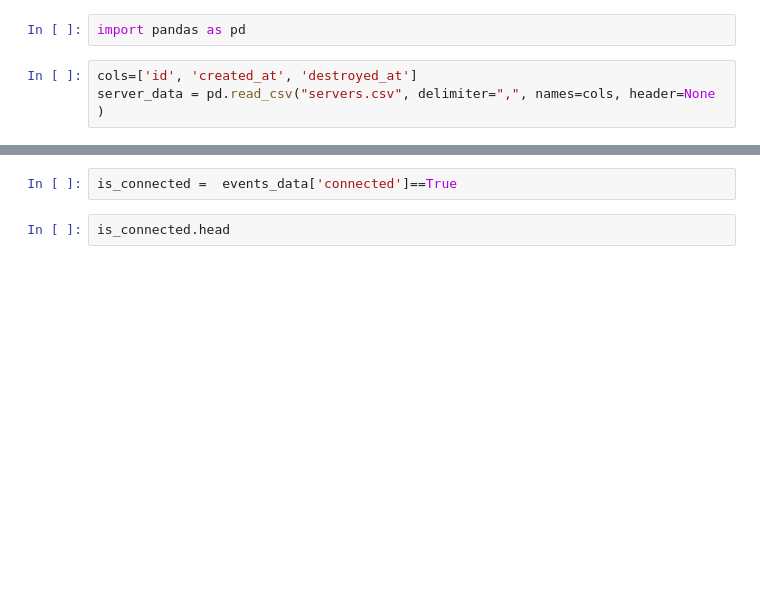
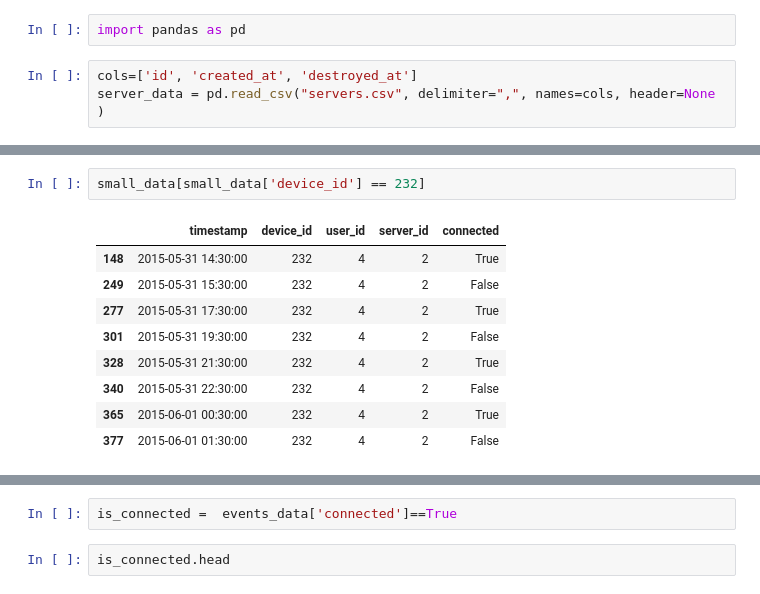
Before and after one commit to Kalinga/DS, a Jupyter notebook: Task1.ipynb, the cells around one changed output, grey strips where cells are left out. Saved outputs shown, nothing was run; the diff lists cells and outputs as text; blank space fills up the shorter version.

```diff
--- a/Task1.ipynb
+++ b/Task1.ipynb
@@ -52,0 +194,12 @@ events_data
+# %%
+small_data[small_data['device_id'] == 232]
+# %% [output]
+|  | timestamp | device_id | user_id | server_id | connected |
+| 148 | 2015-05-31 14:30:00 | 232 | 4 | 2 | True |
+| 249 | 2015-05-31 15:30:00 | 232 | 4 | 2 | False |
+| 277 | 2015-05-31 17:30:00 | 232 | 4 | 2 | True |
+| 301 | 2015-05-31 19:30:00 | 232 | 4 | 2 | False |
+| 328 | 2015-05-31 21:30:00 | 232 | 4 | 2 | True |
+| 340 | 2015-05-31 22:30:00 | 232 | 4 | 2 | False |
+| 365 | 2015-06-01 00:30:00 | 232 | 4 | 2 | True |
+| 377 | 2015-06-01 01:30:00 | 232 | 4 | 2 | False |
```
Also changed, not shown: parts of 23 cells of this notebook.
